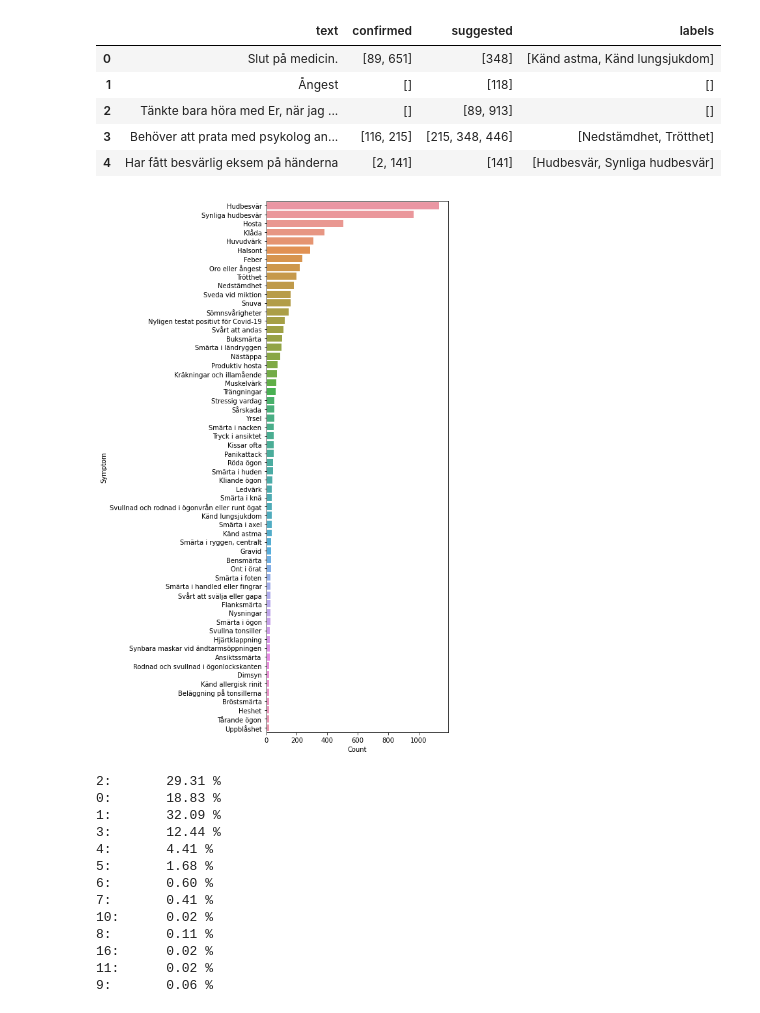
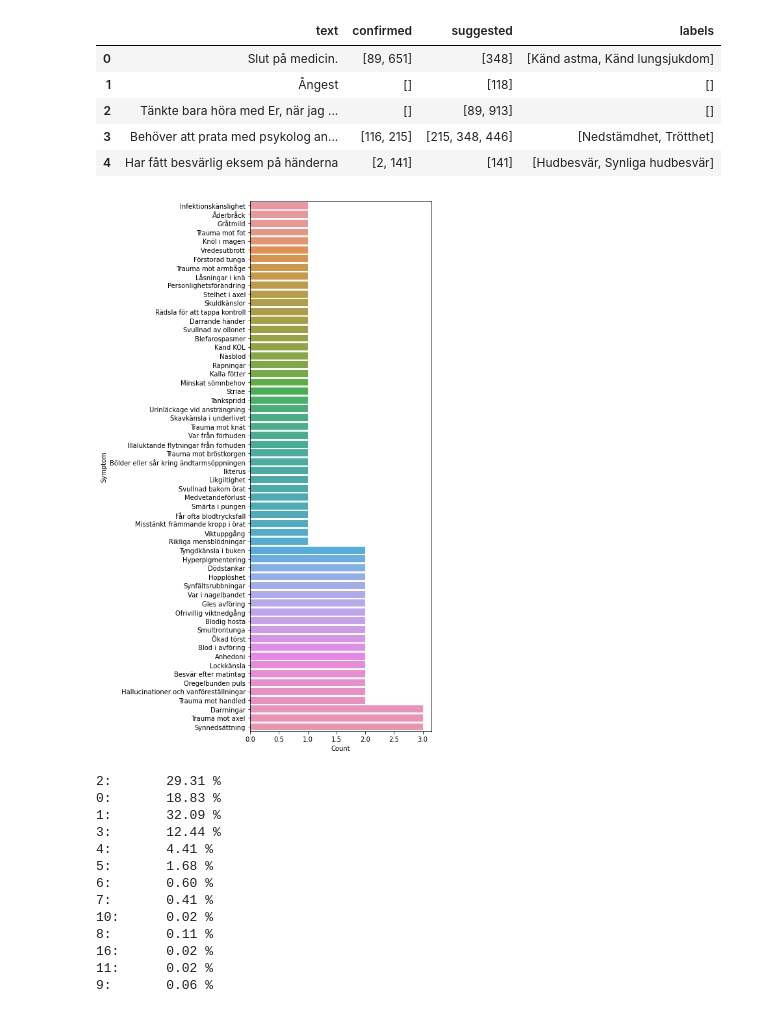
Before and after one commit to VisibaCare/SymptomMatchML, a Jupyter notebook: explore_dataset.ipynb, the cells around one changed output. Saved outputs shown, nothing was run; the diff lists cells and outputs as text; code cells hidden in the pictures.

```diff
--- a/explore_dataset.ipynb
+++ b/explore_dataset.ipynb
@@ -46,17 +48,17 @@ df.head()
 # %%
 # plot the distribution of labels
 all_syms = sum(sym_names,[])
 all_syms = nltk.FreqDist(all_syms)
 
 all_syms_df = pd.DataFrame({'Symptom': list(all_syms.keys()),
                             'Count': list(all_syms.values())
                            })
 
-g = all_syms_df.nlargest(columns='Count', n=60)
+g = all_syms_df.nsmallest(columns='Count', n=60)
 plt.figure(figsize=(5,15))
 ax = sns.barplot(data=g, x='Count', y='Symptom')
 # %% [output]
-[figure, old version]
+[figure, new version]
 # %%
 # plot the distribution of number of labels per sample
 count_list = []
```
Also changed, not shown: parts of 2 cells of this notebook, 1 other file.
